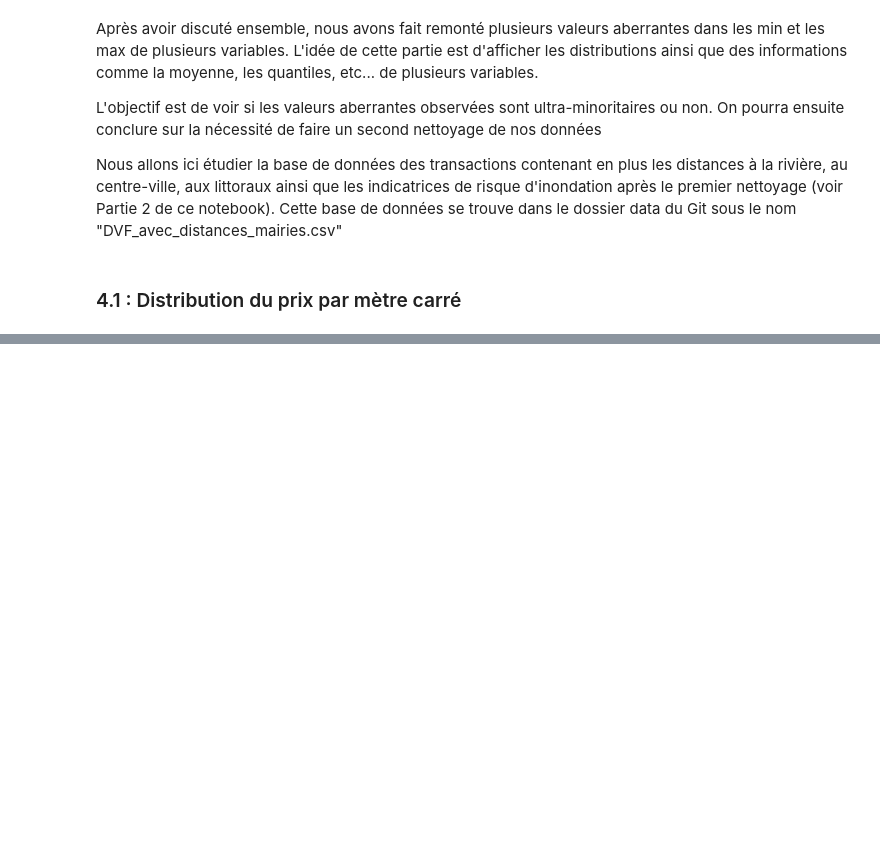
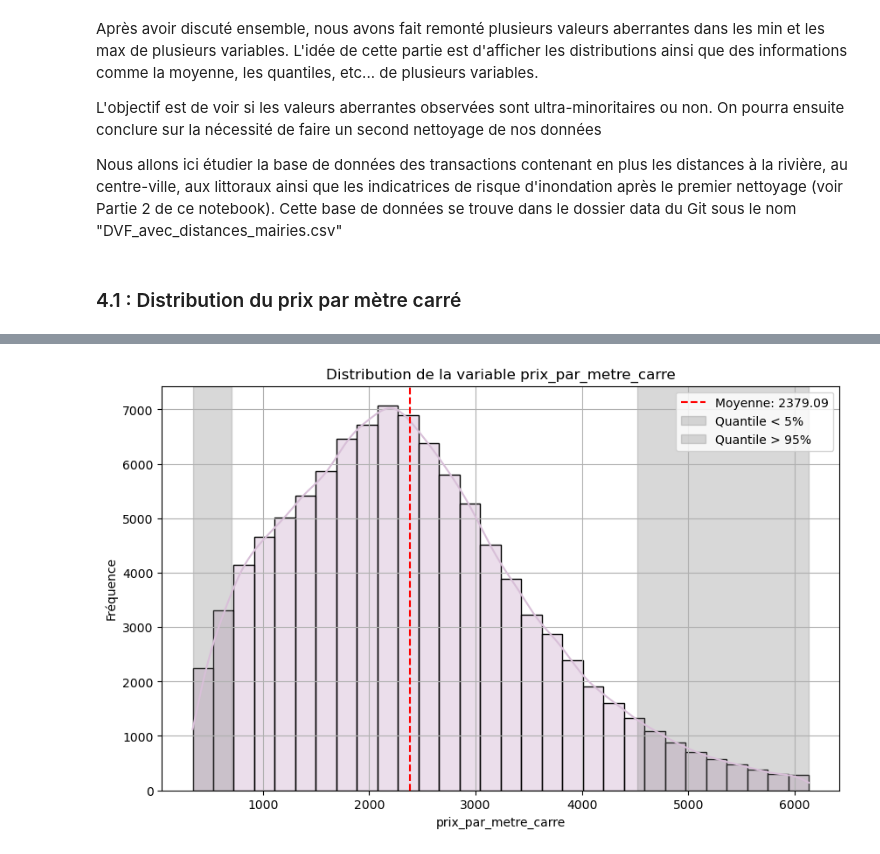
Before and after one commit to ppensier/projet_statapp_inondations, a Jupyter notebook: scripts/stat_data.ipynb, the cells around one changed output, grey strips where cells are left out. Cells and saved outputs as stored; diff of their text form; code cells hidden in the pictures; blank space fills up the shorter version.

```diff
--- a/scripts/stat_data.ipynb
+++ b/scripts/stat_data.ipynb
@@ -501,0 +587,4 @@ max                             NaN
+# %%
+distribution(dvf_mairie, "prix_par_metre_carre", False, False)
+# %% [output]
+[figure, added]
```
Also changed, not shown: parts of 8 cells of this notebook.
